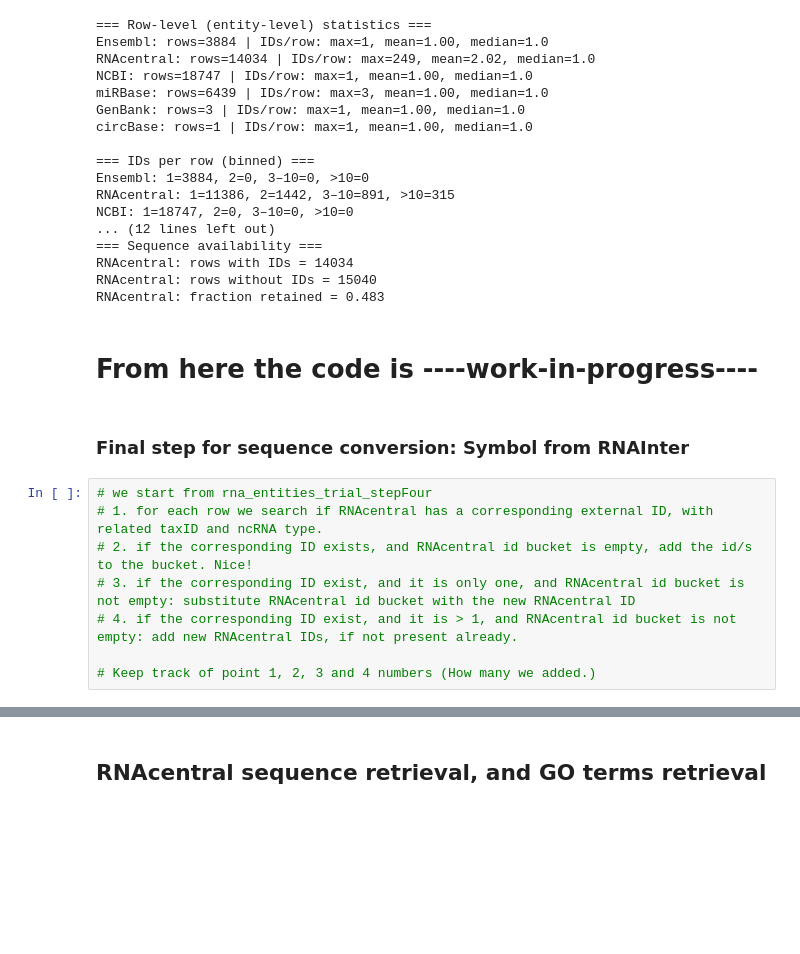
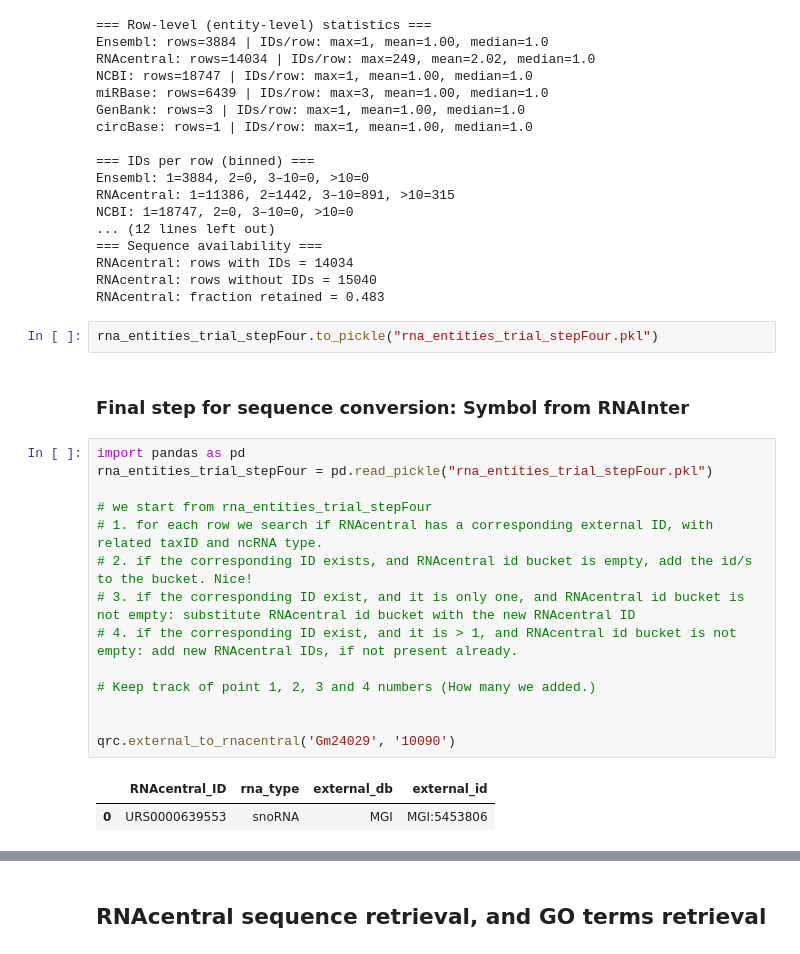
Before and after one commit to AnacletoLAB/RNAInterSeq, a Jupyter notebook: RNAInter_sequence_map.ipynb, the cells around one changed output, grey strips where cells are left out. Saved outputs shown, nothing was run; the diff lists cells and outputs as text; blank space fills up the shorter version.

```diff
--- a/RNAInter_sequence_map.ipynb
+++ b/RNAInter_sequence_map.ipynb
@@ -1069,15 +1070,24 @@ NCBI: 1=18747, 2=0, 3–10=0, >10=0
 RNAcentral: rows with IDs = 14034
 RNAcentral: rows without IDs = 15040
 RNAcentral: fraction retained = 0.483
-# %% [markdown]
-<h1>From here the code is ----work-in-progress----</h1>
+# %%
+rna_entities_trial_stepFour.to_pickle("rna_entities_trial_stepFour.pkl")
 # %% [markdown]
 <h3>Final step for sequence conversion: Symbol from RNAInter</h3>
 # %%
+import pandas as pd
+rna_entities_trial_stepFour = pd.read_pickle("rna_entities_trial_stepFour.pkl")
+
 # we start from rna_entities_trial_stepFour
 # 1. for each row we search if RNAcentral has a corresponding external ID, with related taxID and ncRNA type.
 # 2. if the corresponding ID exists, and RNAcentral id bucket is empty, add the id/s to the bucket. Nice!
 # 3. if the corresponding ID exist, and it is only one, and RNAcentral id bucket is not empty: substitute RNAcentral id bucket with the new RNAcentral ID
 # 4. if the corresponding ID exist, and it is > 1, and RNAcentral id bucket is not empty: add new RNAcentral IDs, if not present already.
 
 # Keep track of point 1, 2, 3 and 4 numbers (How many we added.)
+
+
+qrc.external_to_rnacentral('Gm24029', '10090')
+# %% [output]
+|  | RNAcentral_ID | rna_type | external_db | external_id |
+| 0 | URS0000639553 | snoRNA | MGI | MGI:5453806 |
```
Also changed, not shown: parts of 23 cells of this notebook.
